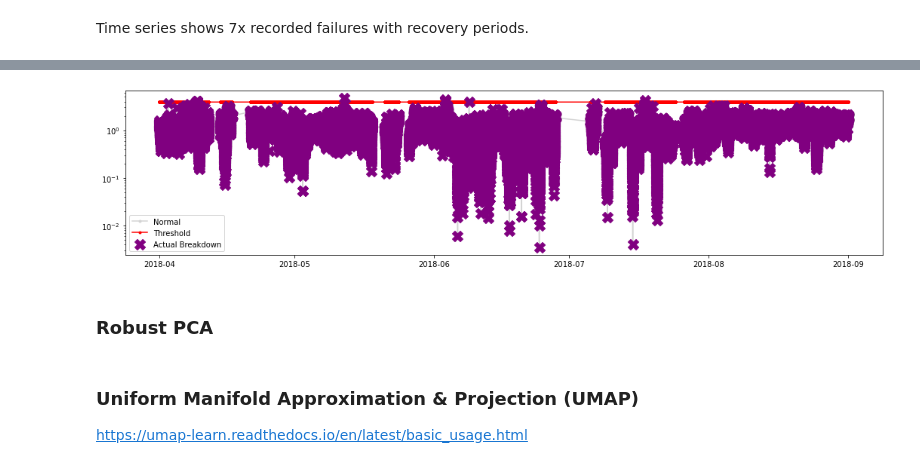
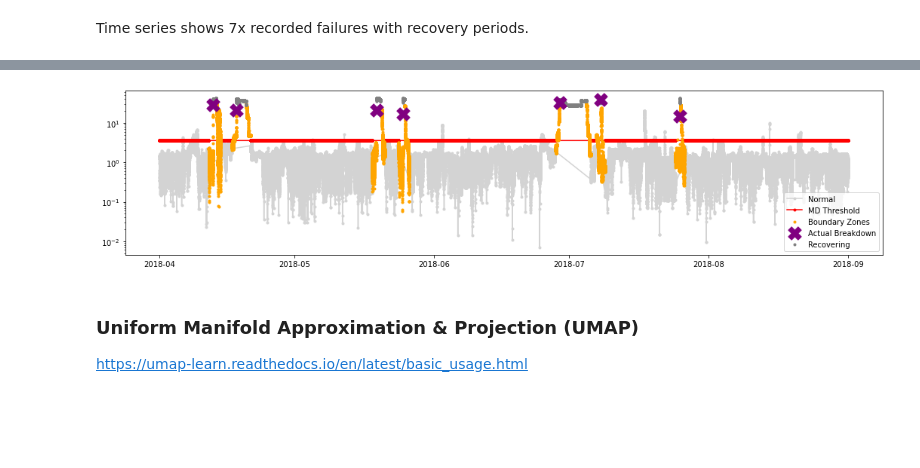
Before and after one commit to 3minuterecord/predictiveMaintenancePortfolio, a Jupyter notebook: Pump Sensor Predictive Maintenance.ipynb, the cells around one changed output, grey strips where cells are left out. Cells and saved outputs as stored; diff of their text form; code cells hidden in the pictures; blank space fills up the shorter version.

```diff
--- a/Pump Sensor Predictive Maintenance.ipynb
+++ b/Pump Sensor Predictive Maintenance.ipynb
@@ -283,0 +312,8 @@ df_brok['timestamp'] = pd.to_datetime(df_brok.index, format = '%Y-%m-%d %H:%M:%S
+# %%
+# Split abnormal now into its different categories
+df_abnorm_lead = df_abnorm.loc[df_abnorm['machine_status'] == 'NORMAL', include_cols]
+print('Test dataset 1', df_abnorm_lead['machine_status'].unique())
+df_abnorm_broke = df_abnorm.loc[df_abnorm['machine_status'] == 'BROKEN', include_cols]
+print('Test dataset 2', df_abnorm_broke['machine_status'].unique())
+df_abnorm_recover = df_abnorm.loc[df_abnorm['machine_status'] == 'RECOVERING', include_cols]
+print('Test dataset 3', df_abnorm_recover['machine_status'].unique())
@@ -373,0 +485,15 @@ plt.show()
+# %%
+def prep_mahalonobis_data (dist_dat, thresh, pca_dat):
+    # Prepare test data for visualization
+    dat = pd.DataFrame()
+    dat['Mob dist'] = dist_dat
+    dat['Thresh'] = thresh
+    dat['Anomaly'] = dat['Mob dist'] > dat['Thresh']
+    dat.index = pca_dat.index
+    dat['timestamp'] = dat.index
+
+    n_outliers = dat[dat['Anomaly'] == True].shape[0]
+    print("There are", n_outliers, "anomalies in the test set out of", dat.shape[0], "points")
+    print("Corresponding to " + str(round(100*(n_outliers / dat.shape[0]), 2)) + '%')
+
+    return(dat)
@@ -419,0 +680,7 @@ Corresponding to 0.02%
+# %%
+# Prepare training data for visualization
+# If Mahalonobis distance is above threshold: Flag as anomaly
+anomaly_train = prep_mahalonobis_data(dist_train, threshold, X_train_PCA)
+anomaly1 = prep_mahalonobis_data(dist_test1, threshold, X_test1_PCA)
+anomaly2 = prep_mahalonobis_data(dist_test2, threshold, X_test2_PCA)
+anomaly3 = prep_mahalonobis_data(dist_test3, threshold, X_test3_PCA)
@@ -420,13 +696,19 @@ Corresponding to 0.02%
 # %%
 # Visualize Mahalonobis distance with actual anomalies vs threshold
+ZOOM = False
 fig, ax = plt.subplots(figsize = (18, 4))
 ax.plot(anomaly_train['timestamp'], anomaly_train['Mob dist'], color = 'lightgrey', marker = '.', zorder = 1, label = 'Normal')
-ax.plot(anomaly_train['timestamp'], anomaly_train['Thresh'], color = 'red', marker = '.', zorder = 2, label = 'Threshold')
-ax.scatter(anomaly['timestamp'], anomaly['Mob dist'], color = 'purple', marker = 'X', zorder = 3, s = 200, label = 'Actual Breakdown')
+ax.plot(anomaly_train['timestamp'], anomaly_train['Thresh'], color = 'red', marker = '.', zorder = 2, label = 'MD Threshold')
+ax.scatter(anomaly1['timestamp'], anomaly1['Mob dist'], color = 'orange', marker = '.', zorder = 3, label = 'Boundary Zones')
+ax.scatter(anomaly2['timestamp'], anomaly2['Mob dist'], color = 'purple', marker = 'X', zorder = 5, s = 300, label = 'Actual Breakdown')
+ax.scatter(anomaly3['timestamp'], anomaly3['Mob dist'], color = 'grey', marker = '.', zorder = 4, label = 'Recovering')
 ax.set_yscale('log')
-ax.legend(loc = 'lower left')
+if ZOOM is True:
+    ax.set_xlim(
+        pd.to_datetime('2018-04-10 00:00:00', format = '%Y-%m-%d %H:%M:%S'),
+        pd.to_datetime('2018-04-20 00:00:00', format = '%Y-%m-%d %H:%M:%S')
+    )
+ax.legend(loc = 'lower right')
 plt.show()
 # %% [output]
-[figure, old version]
+[figure, new version]
-# %% [markdown]
-### Robust PCA
```
Also changed, not shown: parts of 48 cells of this notebook, 1 other file.
